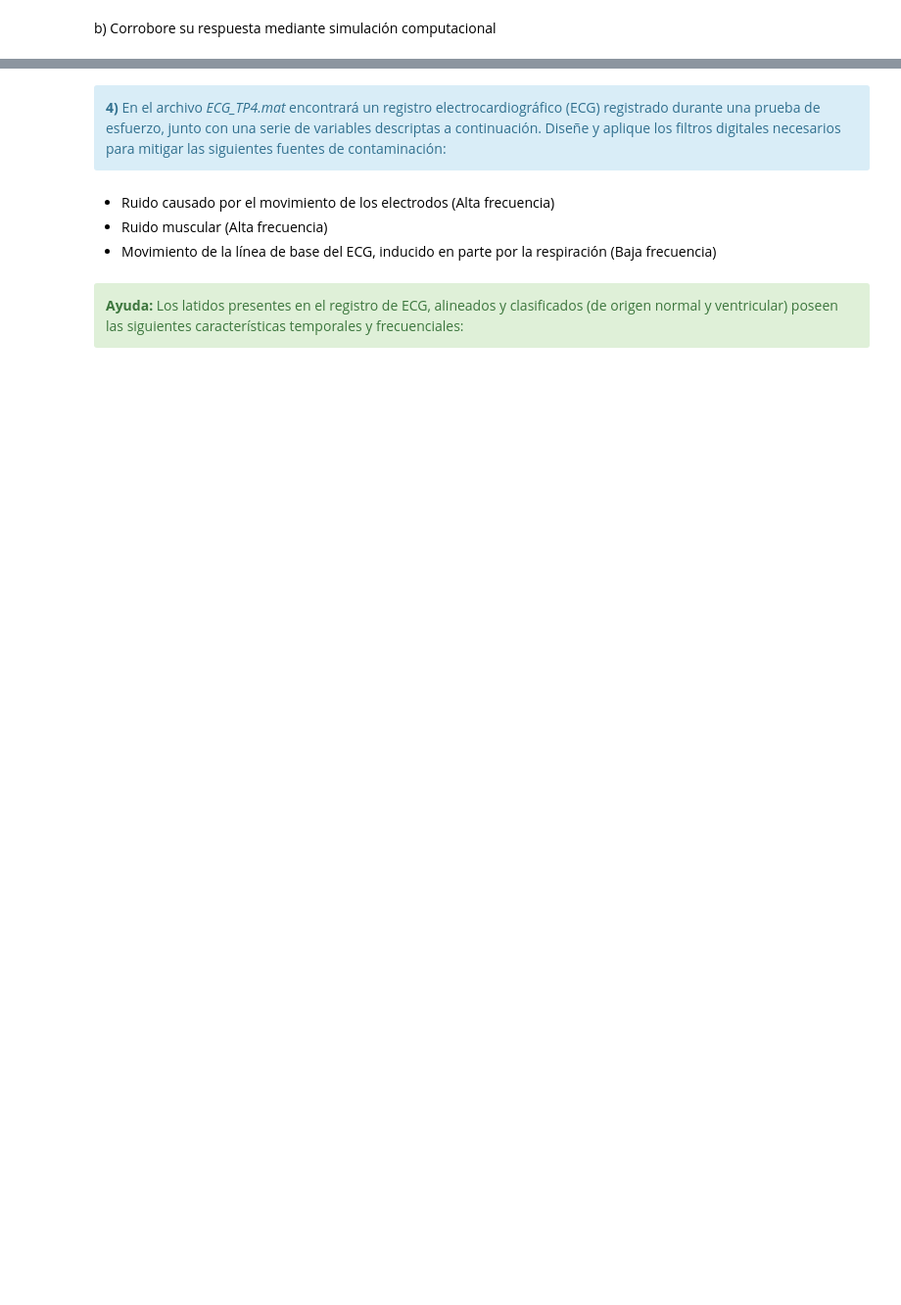
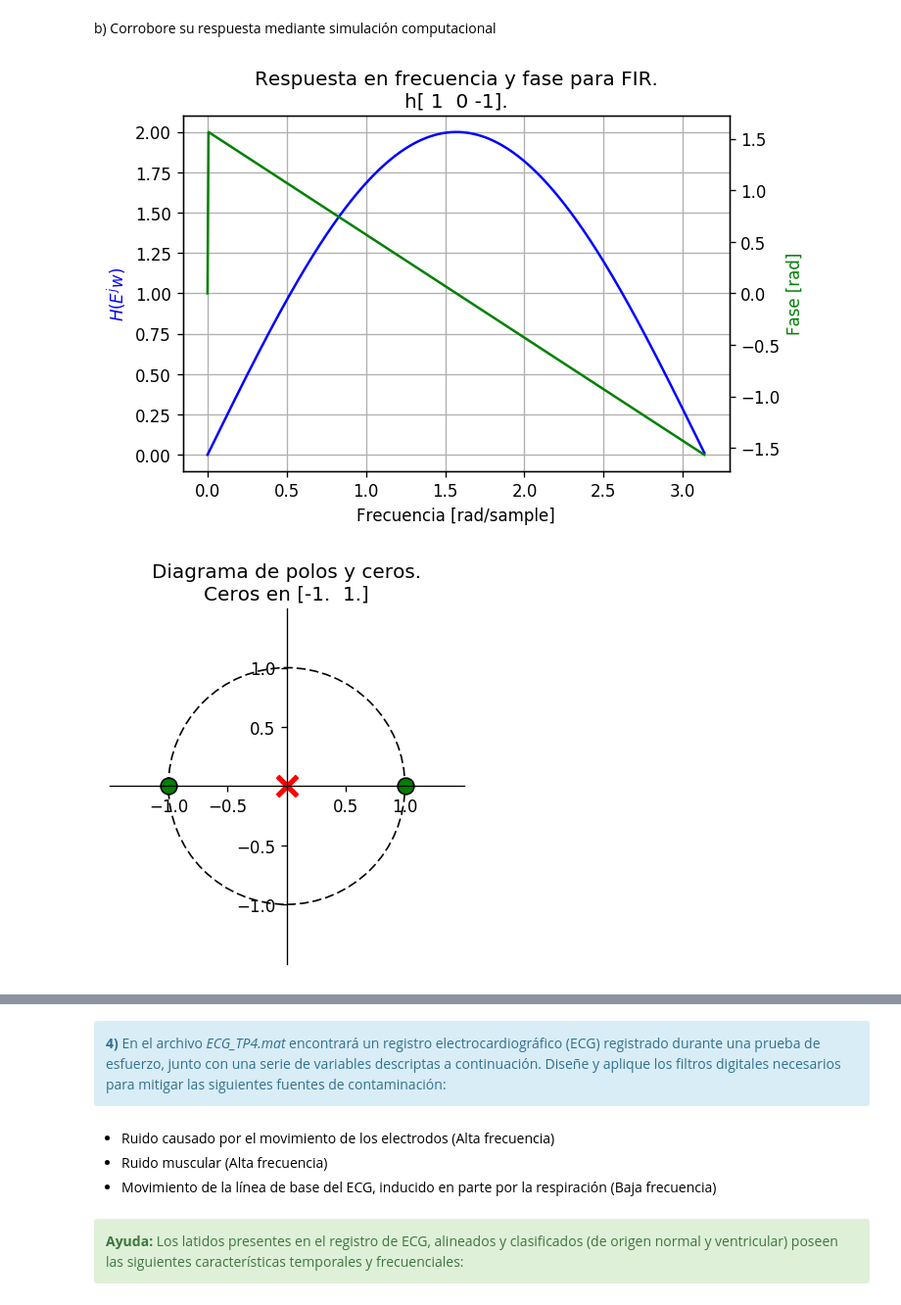
Before and after one commit to royconejo/PdS, a Jupyter notebook: TP2 - Filtrado.ipynb, the cells around one changed output, grey strips where cells are left out. Shown at 98% size. Cells and saved outputs as stored; diff of their text form; code cells hidden in the pictures; blank space fills up the shorter version.

```diff
--- a/TP2 - Filtrado.ipynb
+++ b/TP2 - Filtrado.ipynb
@@ -125,0 +233,30 @@ Para $N= (2; 4)$ y $b = -1$
+# %%
+##########################################
+# Acá podés generar los gráficos pedidos #
+##########################################
+np.set_printoptions (precision = 3)
+
+##########################################
+# Ejercicio 3.b.                         #
+##########################################
+
+# Para N = 2
+#
+# b : h[n] = [1, 0, -1]
+# a : Salida en 1, 0, 0 para filtro FIR
+b = np.array ([1, 0, -1])
+a = np.array ([1, 0, 0])
+
+dibujarFrecuenciaFase (b, a)
+
+# Para N = 4
+#
+# b : h[n] = [1, 0, 0, 0 -1]
+# a : Salida en 1, 0, 0, 0, 0 para filtro FIR
+b = np.array ([1, 0, 0, 0, -1])
+a = np.array ([1, 0, 0, 0, 0])
+
+dibujarFrecuenciaFase (b, a)
+# %% [output]
+[figure, added]
+[figure, added]
```
Also changed, not shown: parts of 22 cells of this notebook, 16 other files.
